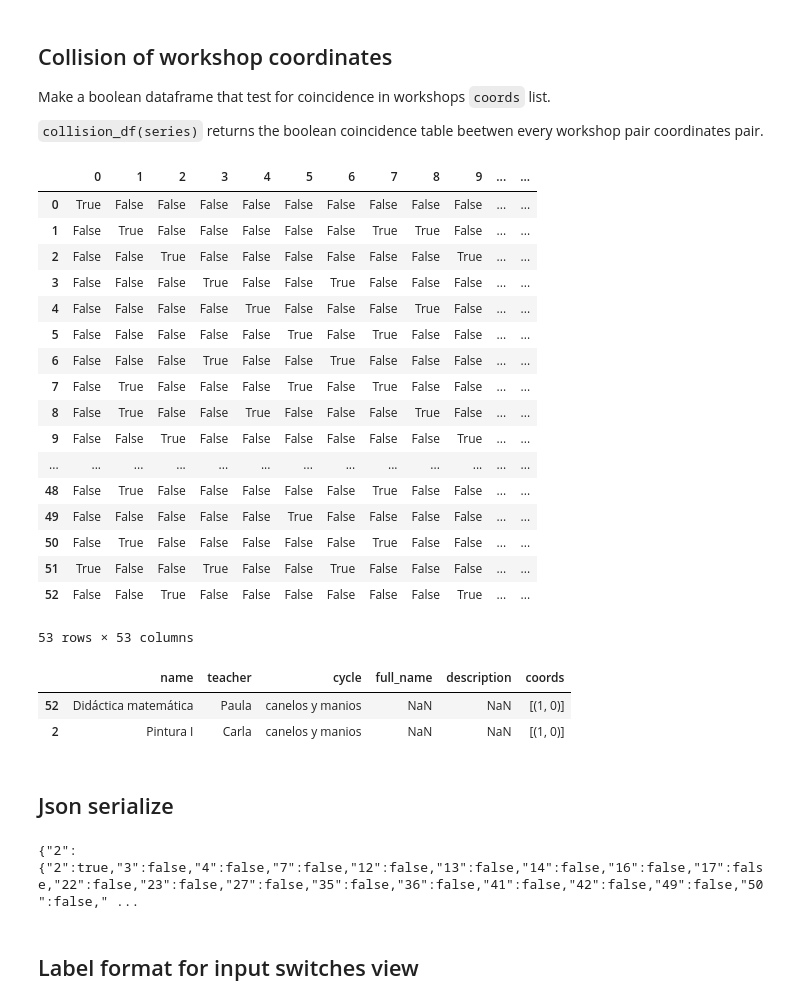
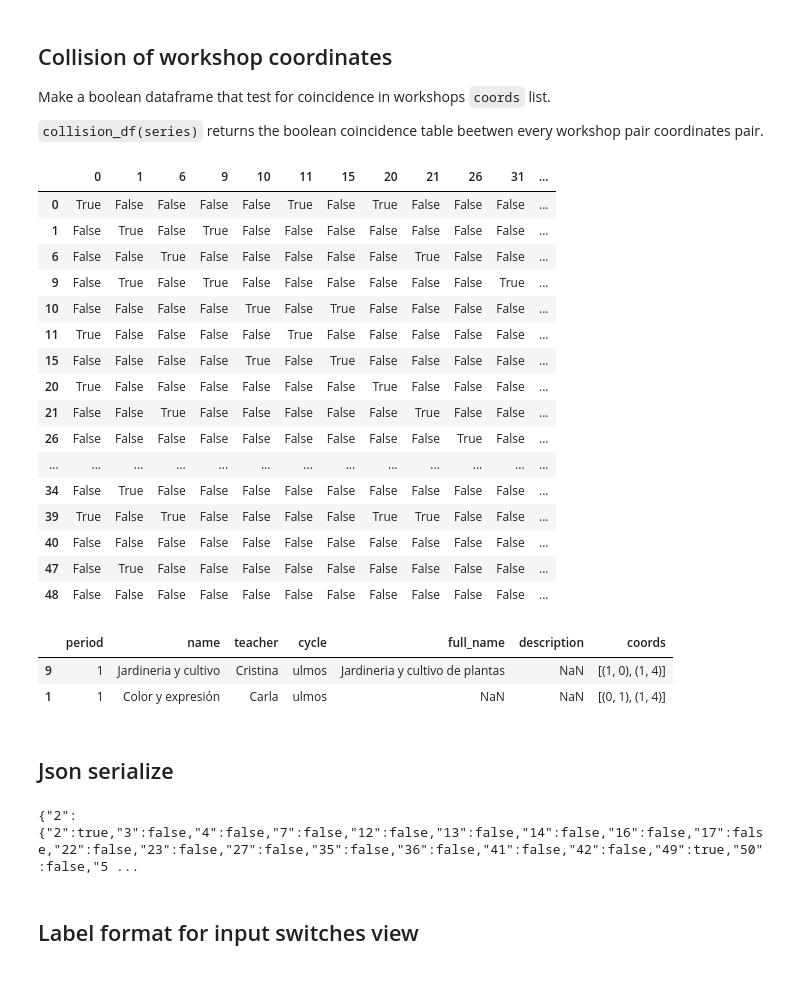
Before and after one commit to tomgranuja/CayumanFlask, a Jupyter notebook: quick_testing.ipynb, the cells around one changed output. Cells and saved outputs as stored; diff of their text form; code cells hidden in the pictures.

```diff
--- a/quick_testing.ipynb
+++ b/quick_testing.ipynb
@@ -15,8 +15,10 @@ Workshops times (*horarios*) are modeled as a categoricall int tuple `( <day tim
     - `1` Second week day "*Martes*"
     - ...
 # %%
-def ws_table(drop_c = False):
-    t = pd.read_excel('talleres.ods', sheet_name='talleres')
+def ws_table(drop_c = False, nan_names=None):
+    t = pd.read_excel('talleres.ods', sheet_name='talleres_ano')
+    if nan_names is not None:
+        t.loc[t['name'].isna(), 'name'] = nan_names
     t['coords'] = t.loc[:,'c1':'c3'].apply(row_coords, axis=1)
     if drop_c:
         t = t.drop(columns = t.loc[:,'c1':'c3'].columns)
@@ -39,5 +41,5 @@ def row_coords(row):
     return r.apply(tup_from_cell_coord).to_list()
 
 t = ws_table(drop_c = True)
-t.sample(10)
+t.sample(5)
 # %% [output]
@@ -61,43 +58,42 @@ Make a boolean dataframe that test for coincidence in workshops `coords` list.
 # %%
 def sample_collision(sample, df):
     return (df.astype("string") == str(sample)).any(axis=1)
 
 def row_collision(row, df):
     bol = row.apply(sample_collision, df=df).any()
     return bol #df.loc[bol].index
 
 def collision_df(series):
     df = series.apply(pd.Series)
     return df.apply(row_collision, df=df, axis=1)
 
 t = ws_table(drop_c = True)
-#t = t[t.cycle=='ulmos']
+t = t[(t.cycle == 'ulmos') & (t.period == 1)]
 collision_df(t.coords)
 # %% [output]
-|  | 0 | 1 | 2 | 3 | 4 | 5 | 6 | 7 | 8 | 9 | ... | ... |
-| 0 | True | False | False | False | False | False | False | False | False | False | ... | ... |
-| 1 | False | True | False | False | False | False | False | True | True | False | ... | ... |
-| 2 | False | False | True | False | False | False | False | False | False | True | ... | ... |
-| 3 | False | False | False | True | False | False | True | False | False | False | ... | ... |
-| 4 | False | False | False | False | True | False | False | False | True | False | ... | ... |
-| 5 | False | False | False | False | False | True | False | True | False | False | ... | ... |
-| 6 | False | False | False | True | False | False | True | False | False | False | ... | ... |
-| 7 | False | True | False | False | False | True | False | True | False | False | ... | ... |
-| 8 | False | True | False | False | True | False | False | False | True | False | ... | ... |
-| 9 | False | False | True | False | False | False | False | False | False | True | ... | ... |
+|  | 0 | 1 | 6 | 9 | 10 | 11 | 15 | 20 | 21 | 26 | 31 | ... |
+| 0 | True | False | False | False | False | True | False | True | False | False | False | ... |
+| 1 | False | True | False | True | False | False | False | False | False | False | False | ... |
+| 6 | False | False | True | False | False | False | False | False | True | False | False | ... |
+| 9 | False | True | False | True | False | False | False | False | False | False | True | ... |
+| 10 | False | False | False | False | True | False | True | False | False | False | False | ... |
+| 11 | True | False | False | False | False | True | False | False | False | False | False | ... |
+| 15 | False | False | False | False | True | False | True | False | False | False | False | ... |
+| 20 | True | False | False | False | False | False | False | True | False | False | False | ... |
+| 21 | False | False | True | False | False | False | False | False | True | False | False | ... |
+| 26 | False | False | False | False | False | False | False | False | False | True | False | ... |
 | ... | ... | ... | ... | ... | ... | ... | ... | ... | ... | ... | ... | ... |
-| 48 | False | True | False | False | False | False | False | True | False | False | ... | ... |
-| 49 | False | False | False | False | False | True | False | False | False | False | ... | ... |
-| 50 | False | True | False | False | False | False | False | True | False | False | ... | ... |
-| 51 | True | False | False | True | False | False | True | False | False | False | ... | ... |
-| 52 | False | False | True | False | False | False | False | False | False | True | ... | ... |
+| 34 | False | True | False | False | False | False | False | False | False | False | False | ... |
+| 39 | True | False | True | False | False | False | False | True | True | False | False | ... |
+| 40 | False | False | False | False | False | False | False | False | False | False | False | ... |
+| 47 | False | True | False | False | False | False | False | False | False | False | False | ... |
+| 48 | False | False | False | False | False | False | False | False | False | False | False | ... |
-53 rows × 53 columns
 # %%
-t.loc[[52,2]]
+t.loc[[9,1]]
 # %% [output]
-|  | name | teacher | cycle | full_name | description | coords |
-| 52 | Didáctica matemática | Paula | canelos y manios | NaN | NaN | [(1, 0)] |
-| 2 | Pintura I | Carla | canelos y manios | NaN | NaN | [(1, 0)] |
+|  | period | name | teacher | cycle | full_name | description | coords |
+| 9 | 1 | Jardineria y cultivo | Cristina | ulmos | Jardineria y cultivo de plantas | NaN | [(1, 0), (1, 4)] |
+| 1 | 1 | Color y expresión | Carla | ulmos | NaN | NaN | [(0, 1), (1, 4)] |
 # %% [markdown]
 ## Json serialize
 # %%
@@ -106,7 +102,7 @@ t = t[t.cycle == 'canelos y manios']
 json_str = collision_df(t.coords).to_json()
 print(f'{json_str[:500]} ...')
 # %% [output]
-{"2":{"2":true,"3":false,"4":false,"7":false,"12":false,"13":false,"14":false,"16":false,"17":false,"22":false,"23":false,"27":false,"35":false,"36":false,"41":false,"42":false,"49":false,"50":false," ...
+{"2":{"2":true,"3":false,"4":false,"7":false,"12":false,"13":false,"14":false,"16":false,"17":false,"22":false,"23":false,"27":false,"35":false,"36":false,"41":false,"42":false,"49":true,"50":false,"5 ...
 # %% [markdown]
 ## Label format for input switches view
 # %%
```
Also changed, not shown: parts of 19 cells of this notebook, 3 other files.
